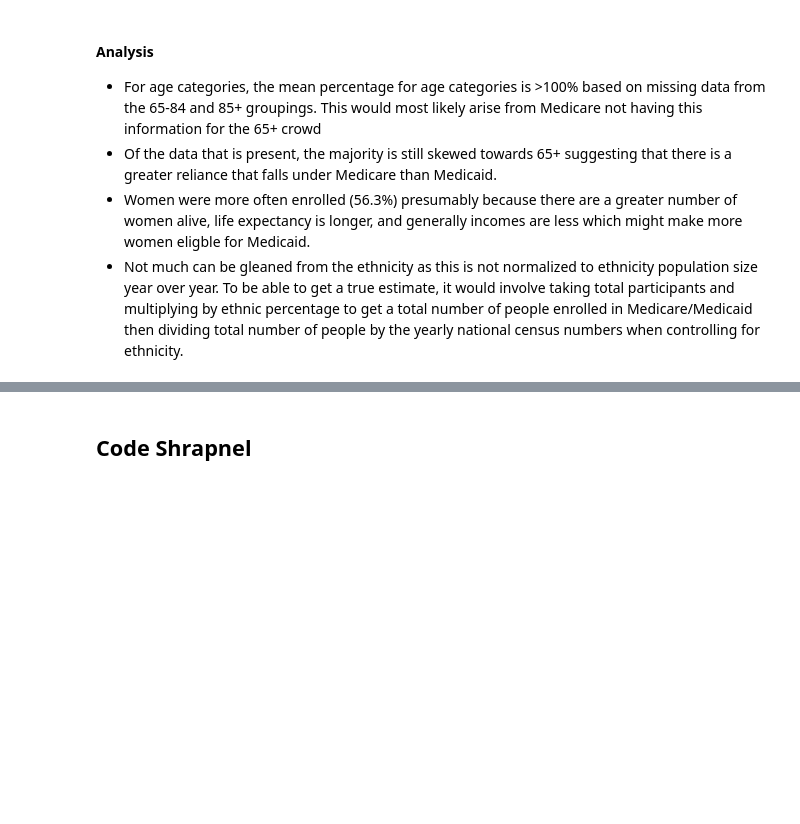
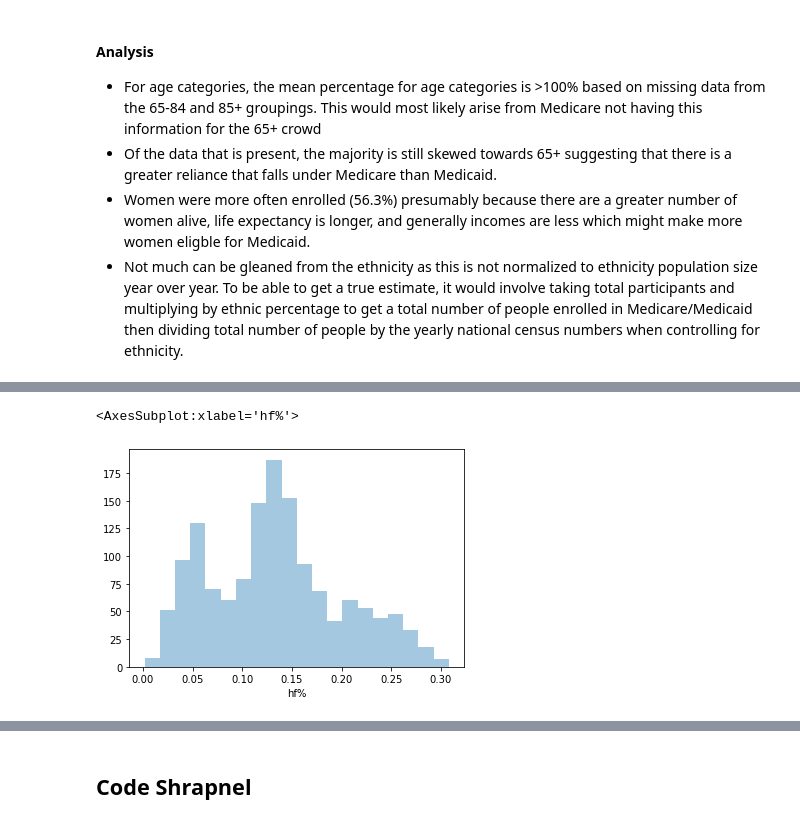
Before and after one commit to data301-2021-winter1/project-group36-project, a Jupyter notebook: notebooks/analysis1.ipynb, the cells around one changed output, grey strips where cells are left out. Cells and saved outputs as stored; diff of their text form; code cells hidden in the pictures; blank space fills up the shorter version.

```diff
--- a/notebooks/analysis1.ipynb
+++ b/notebooks/analysis1.ipynb
@@ -111,0 +178,5 @@ dfc[["A%_<40", "A%_40-64", "A%_65-84", "A%_85+", "F%", "M%", "White%", "AfrA%","
+# %%
+sns.distplot(dfc['hf%'], kde=False, bins=20)
+# %% [output]
+<AxesSubplot:xlabel='hf%'>
+[figure, added]
```
Also changed, not shown: parts of 10 cells of this notebook, 1 other file.
